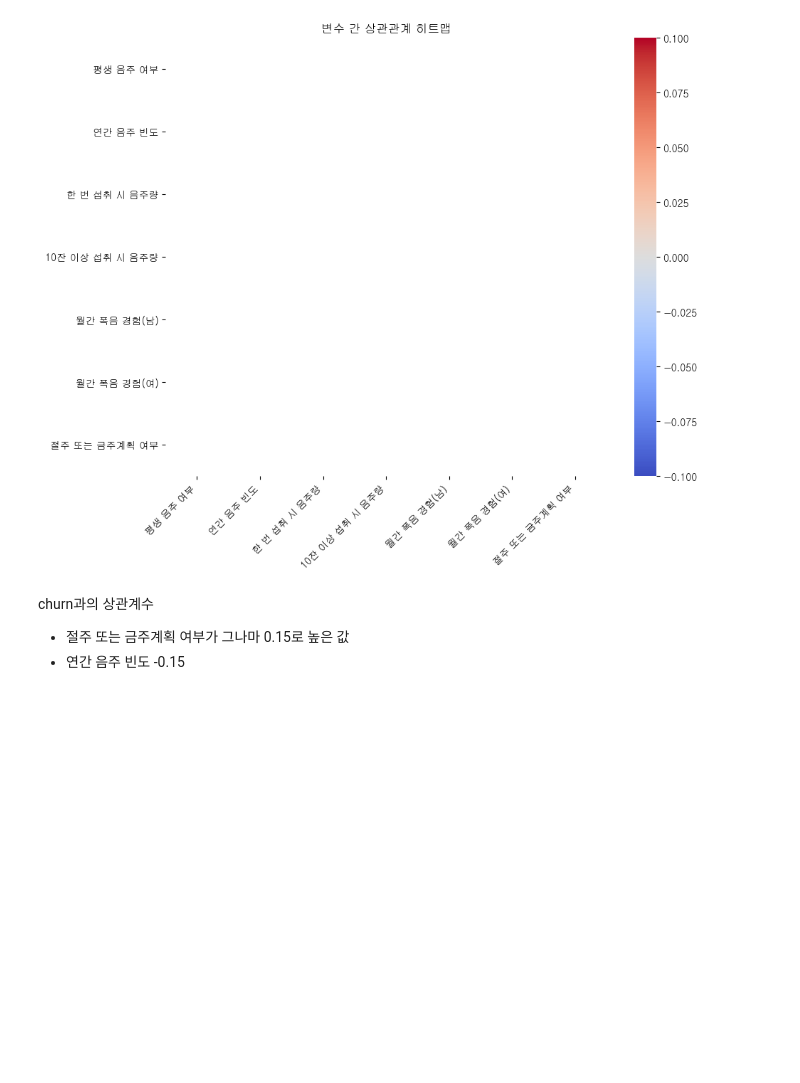
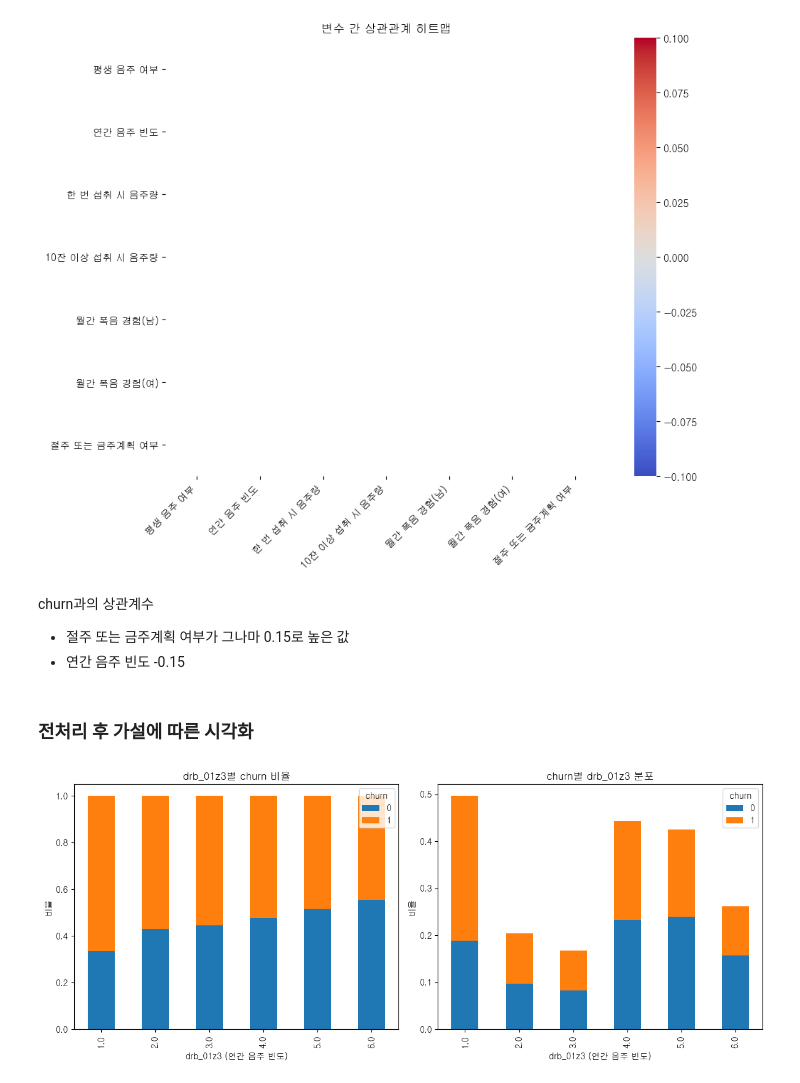
Before and after one commit to SKNetworks-AI19-250818/SKN19-2nd-2Team, a Jupyter notebook: notebooks/doyeon/eda_drink_ph.ipynb, the cells around one changed output. Cells and saved outputs as stored; diff of their text form; code cells hidden in the pictures; blank space fills up the shorter version.

```diff
--- a/notebooks/doyeon/eda_drink_ph.ipynb
+++ b/notebooks/doyeon/eda_drink_ph.ipynb
@@ -781,3 +788,5 @@ plt.show()
 churn과의 상관계수
 - 절주 또는 금주계획 여부가 그나마 0.15로 높은 값
 - 연간 음주 빈도 -0.15
+# %% [markdown]
+### 전처리 후 가설에 따른 시각화
@@ -783,0 +840,34 @@ churn과의 상관계수
+# %%
+# 가설1
+
+# drb_01z3별로 churn 비율 비교
+count_df_01z3 = dr_ph_df.groupby(['drb_01z3', 'churn']).size().unstack(fill_value=0)
+count_df_01z3 = count_df_01z3.drop(index=7, errors='ignore')
+ratio_df_01z3 = count_df_01z3.div(count_df_01z3.sum(axis=1), axis=0)
+
+# churn별로 drb_01z3 분포 비교
+count_df_churn = dr_ph_df.groupby(['churn', 'drb_01z3']).size().unstack(fill_value=0)
+count_df_churn = count_df_churn.drop(columns=7, errors='ignore')
+ratio_df_churn = count_df_churn.div(count_df_churn.sum(axis=1), axis=0).T
+
+# 시각화
+fig, axes = plt.subplots(1, 2, figsize=(12, 5))
+
+# 왼쪽
+ratio_df_01z3.plot(kind='bar', stacked=True, ax=axes[0])
+axes[0].set_title('drb_01z3별 churn 비율')
+axes[0].set_xlabel('drb_01z3 (연간 음주 빈도)')
+axes[0].set_ylabel('비율')
+axes[0].legend(title='churn', loc='best')
+
+# 오른쪽
+ratio_df_churn.plot(kind='bar', stacked=True, ax=axes[1])
+axes[1].set_title('churn별 drb_01z3 분포')
+axes[1].set_xlabel('drb_01z3 (연간 음주 빈도)')
+axes[1].set_ylabel('비율')
+axes[1].legend(title='churn', loc='best')
+
+plt.tight_layout()
+plt.show()
+# %% [output]
+[figure, added]
```
Also changed, not shown: parts of 14 cells of this notebook.
